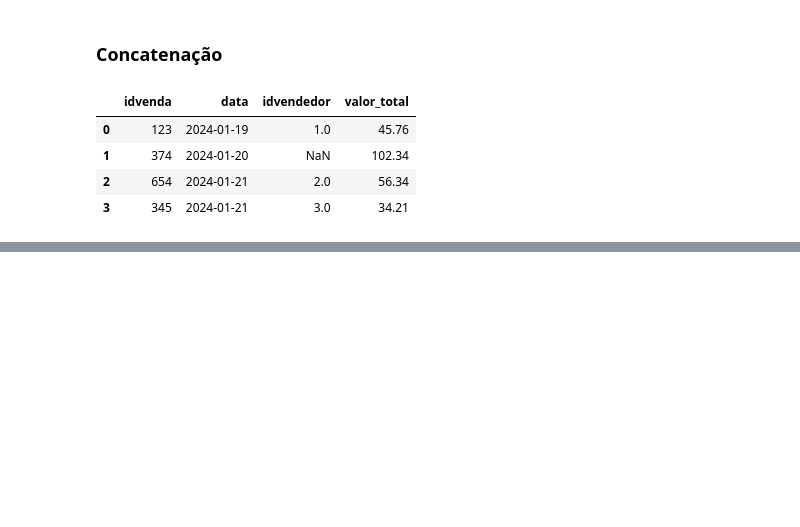
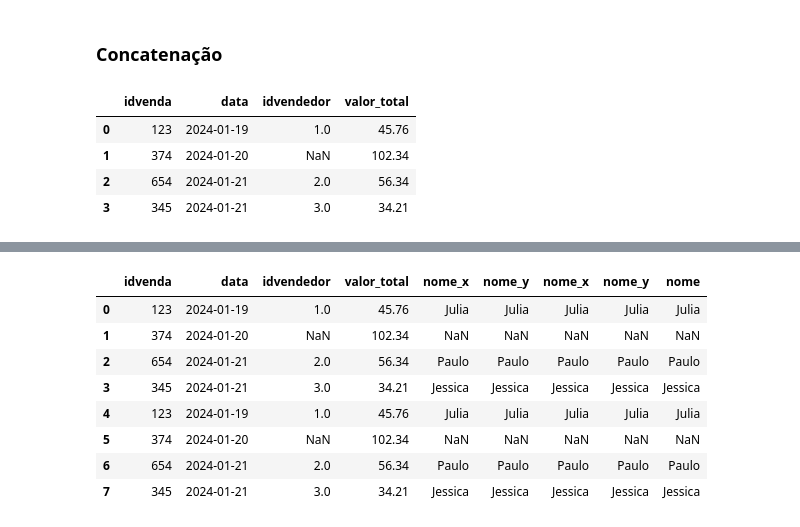
Before and after one commit to DanRelief/DanRelief, a Jupyter notebook: Pandas.ipynb, the cells around one changed output, grey strips where cells are left out. Cells and saved outputs as stored; diff of their text form; code cells hidden in the pictures; blank space fills up the shorter version.

```diff
--- a/Pandas.ipynb
+++ b/Pandas.ipynb
@@ -1396,0 +1473,2 @@ df1
+# %%
+df_vendas= data_complete.copy()
@@ -1396,0 +1494,12 @@ df1
+# %%
+df_vendas
+# %% [output]
+|  | idvenda | data | idvendedor | valor_total | nome_x | nome_y | nome_x | nome_y | nome |
+| 0 | 123 | 2024-01-19 | 1.0 | 45.76 | Julia | Julia | Julia | Julia | Julia |
+| 1 | 374 | 2024-01-20 | NaN | 102.34 | NaN | NaN | NaN | NaN | NaN |
+| 2 | 654 | 2024-01-21 | 2.0 | 56.34 | Paulo | Paulo | Paulo | Paulo | Paulo |
+| 3 | 345 | 2024-01-21 | 3.0 | 34.21 | Jessica | Jessica | Jessica | Jessica | Jessica |
+| 4 | 123 | 2024-01-19 | 1.0 | 45.76 | Julia | Julia | Julia | Julia | Julia |
+| 5 | 374 | 2024-01-20 | NaN | 102.34 | NaN | NaN | NaN | NaN | NaN |
+| 6 | 654 | 2024-01-21 | 2.0 | 56.34 | Paulo | Paulo | Paulo | Paulo | Paulo |
+| 7 | 345 | 2024-01-21 | 3.0 | 34.21 | Jessica | Jessica | Jessica | Jessica | Jessica |
```
Also changed, not shown: parts of 11 cells of this notebook.
